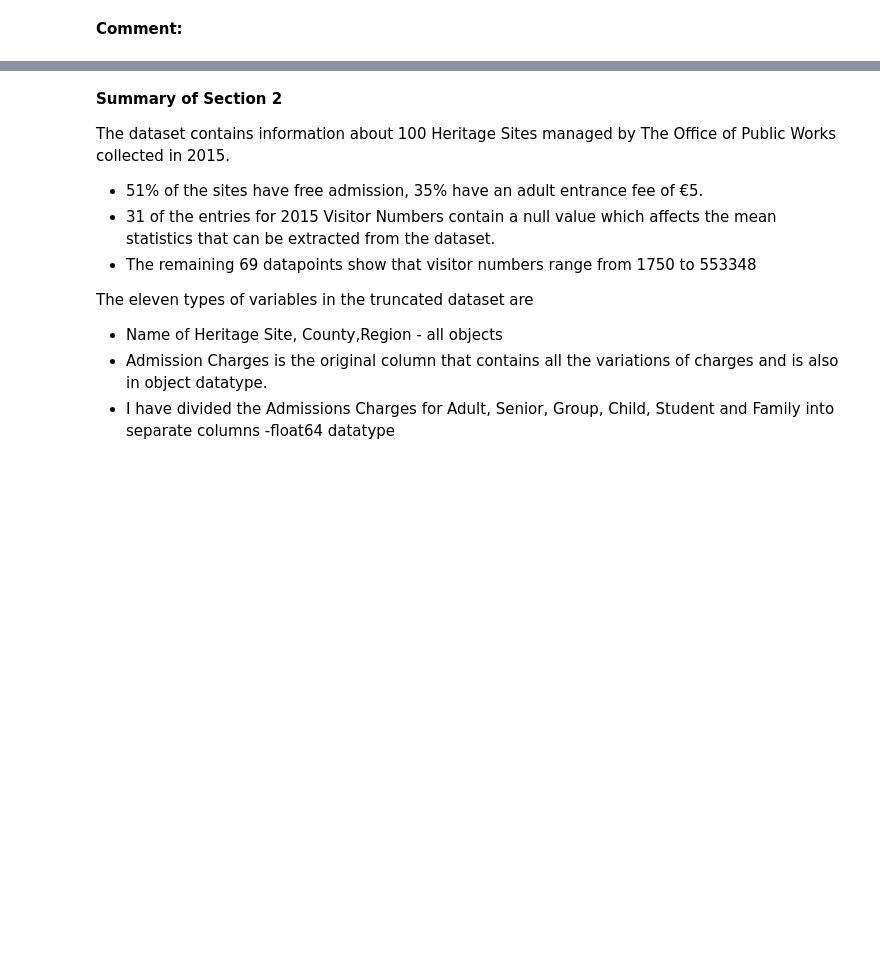
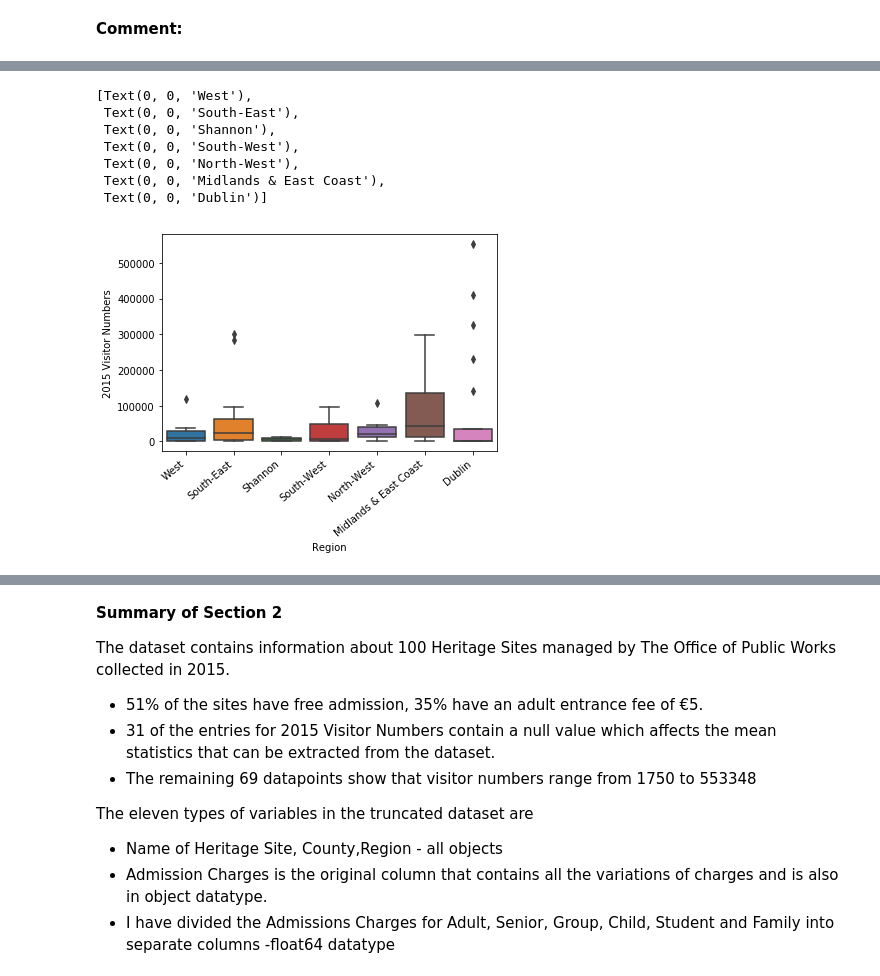
Before and after one commit to ClodaghMurphy/ProgDA_ProjectDec2019, a Jupyter notebook: ProgDA_ProjectDec2019.ipynb, the cells around one changed output, grey strips where cells are left out. Saved outputs shown, nothing was run; the diff lists cells and outputs as text; code cells hidden in the pictures; blank space fills up the shorter version.

```diff
--- a/ProgDA_ProjectDec2019.ipynb
+++ b/ProgDA_ProjectDec2019.ipynb
@@ -578,2 +509,17 @@ Data Visualisation - Histograms setting out all numerical data
 # %%
 **Comment**
+# %%
+#code adapted from https://seaborn.pydata.org/generated/seaborn.boxplot.html
+ax = sns.boxplot(x="Region", y="2015 Visitor Numbers", data=df)
+ax.set_xticklabels(ax.get_xticklabels(), rotation=40, ha="right")
+#plt.tight_layout()
+#plt.show()
+# %% [output]
+[Text(0, 0, 'West'),
+ Text(0, 0, 'South-East'),
+ Text(0, 0, 'Shannon'),
+ Text(0, 0, 'South-West'),
+ Text(0, 0, 'North-West'),
+ Text(0, 0, 'Midlands & East Coast'),
+ Text(0, 0, 'Dublin')]
+[figure, added]
```
Also changed, not shown: parts of 20 cells of this notebook.
